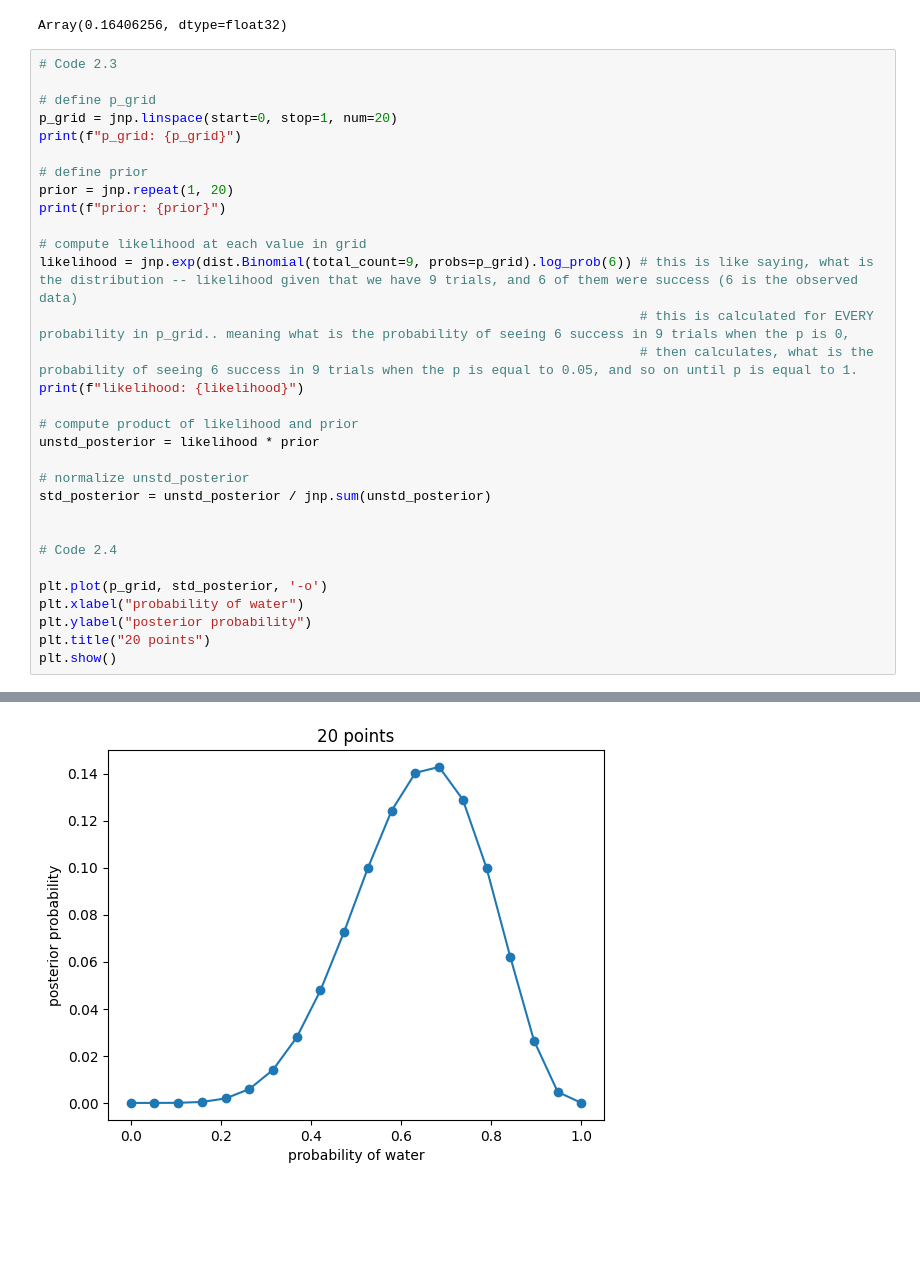
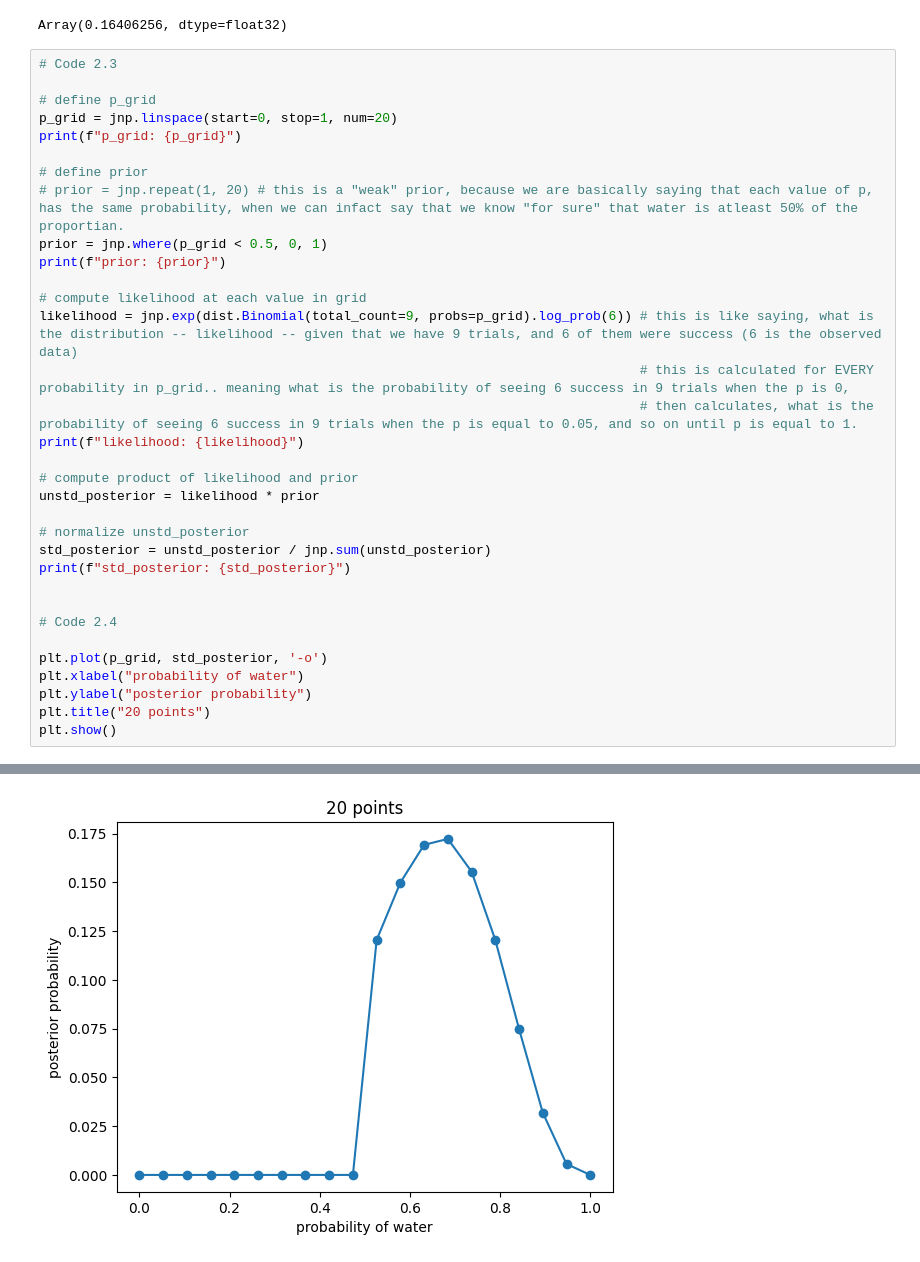
Before and after one commit to ibenatar-96/statistical-rethinking-numpyro, a Jupyter notebook: chapter_2.ipynb, the cells around one changed output, grey strips where cells are left out. Cells and saved outputs as stored; diff of their text form; blank space fills up the shorter version.

```diff
--- a/chapter_2.ipynb
+++ b/chapter_2.ipynb
@@ -28,11 +30,12 @@ p_grid = jnp.linspace(start=0, stop=1, num=20)
 print(f"p_grid: {p_grid}")
 
 # define prior
-prior = jnp.repeat(1, 20)
+# prior = jnp.repeat(1, 20) # this is a "weak" prior, because we are basically saying that each value of p, has the same probability, when we can infact say that we know "for sure" that water is atleast 50% of the proportian.
+prior = jnp.where(p_grid < 0.5, 0, 1)
 print(f"prior: {prior}")
 
 # compute likelihood at each value in grid
-likelihood = jnp.exp(dist.Binomial(total_count=9, probs=p_grid).log_prob(6)) # this is like saying, what is the distribution -- likelihood given that we have 9 trials, and 6 of them were success (6 is the observed data)
+likelihood = jnp.exp(dist.Binomial(total_count=9, probs=p_grid).log_prob(6)) # this is like saying, what is the distribution -- likelihood -- given that we have 9 trials, and 6 of them were success (6 is the observed data)
                                                                              # this is calculated for EVERY probability in p_grid.. meaning what is the probability of seeing 6 success in 9 trials when the p is 0,
                                                                              # then calculates, what is the probability of seeing 6 success in 9 trials when the p is equal to 0.05, and so on until p is equal to 1.
 print(f"likelihood: {likelihood}")
@@ -42,6 +45,7 @@ unstd_posterior = likelihood * prior
 
 # normalize unstd_posterior
 std_posterior = unstd_posterior / jnp.sum(unstd_posterior)
+print(f"std_posterior: {std_posterior}")
 
 
 # Code 2.4
@@ -65 +73 @@ likelihood: [0.00000000e+00 1.51814879e-06 8.18509870e-05 7.77292182e-04
-[figure, old version]
+[figure, new version]
```
Also changed, not shown: parts of 6 cells of this notebook.
